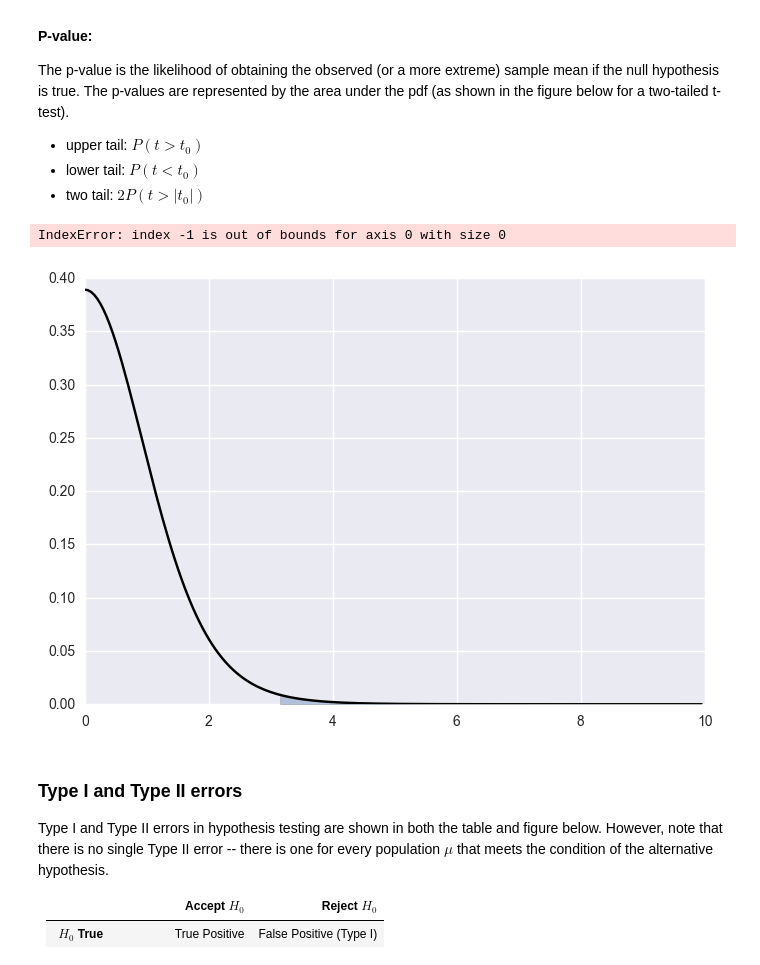
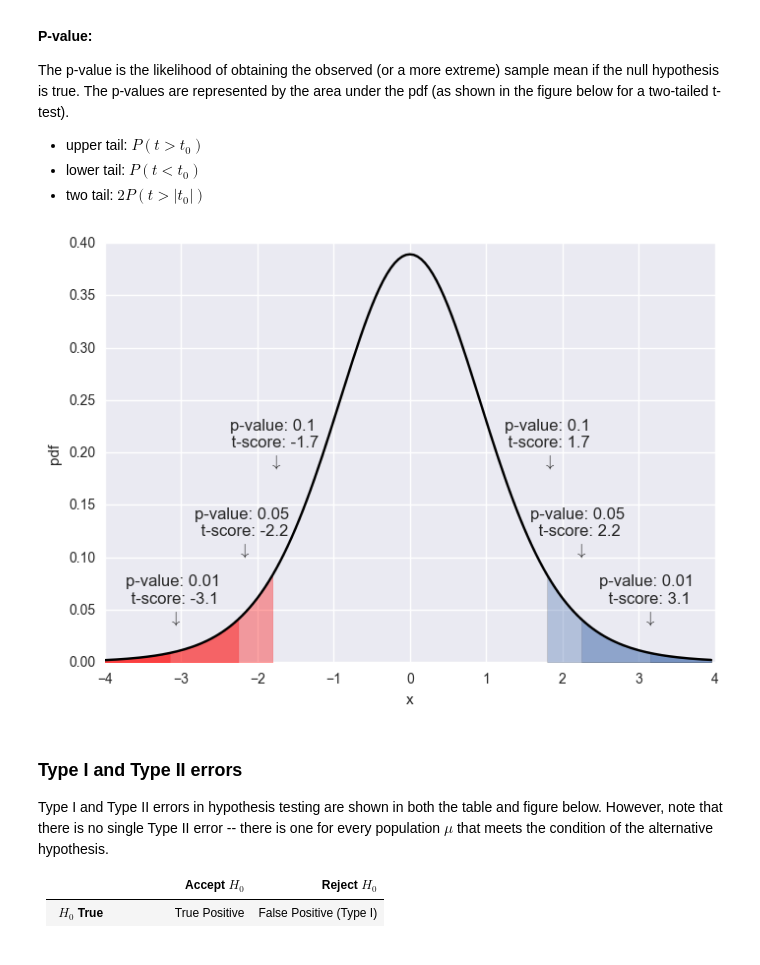
Before and after one commit to dmastropole/Mock_Lecture, a Jupyter notebook: Parameter_Estimation.ipynb, the cells around one changed output. Drawn from its saved outputs; the diff is of its cells as text; code cells hidden in the pictures.

```diff
--- a/Parameter_Estimation.ipynb
+++ b/Parameter_Estimation.ipynb
@@ -77,26 +77,25 @@ The p-value is the likelihood of obtaining the observed (or a more extreme) samp
 # %%
 plt.plot(x, stats.t.pdf(x, 10),color='black')
 pdf = stats.t.pdf(x, 10)
 
 #Studnt, n=11, 2-tail
 alpha_r = np.array([0.01, 0.05, 0.1])
 alpha_l = 1 - alpha_r
 tcritical = stats.t.ppf(1-alpha_r/2, 11)
 
 for i,t in enumerate(tcritical):
     plt.fill_between(x[x>t], 0*x[x>t], pdf[x>t], alpha=0.35)
     plt.fill_between(x[x<-t], 0*x[x<-t], pdf[x<-t], alpha=0.35,color='red')
-    plt.text(-t, 0.02+2*pdf[x<-t][-1], 'p-value: ' + str(alpha_l[i]) + \
+    plt.text(-t, 0.02+2*pdf[x<-t][-1], 'p-value: ' + str(alpha_r[i]) + \
              '\n t-score: ' + str(-t)[0:4] + '\n $\downarrow$' ,horizontalalignment='center')
-    plt.text(t, 0.02+2*pdf[x<-t][-1], 'p-value: ' + str(alpha_l[i]) + \
+    plt.text(t, 0.02+2*pdf[x<-t][-1], 'p-value: ' + str(alpha_r[i]) + \
              '\n t-score: ' + str(t)[0:3] + '\n $\downarrow$' ,horizontalalignment='center')
 
 plt.xlabel("x")
 plt.ylabel("pdf")
 plt.show()
 # %% [output]
-IndexError: index -1 is out of bounds for axis 0 with size 0
-[figure, old version]
+[figure, new version]
 # %% [markdown]
 ### Type I and Type II errors
 
```
Also changed, not shown: parts of 1 cell of this notebook.
